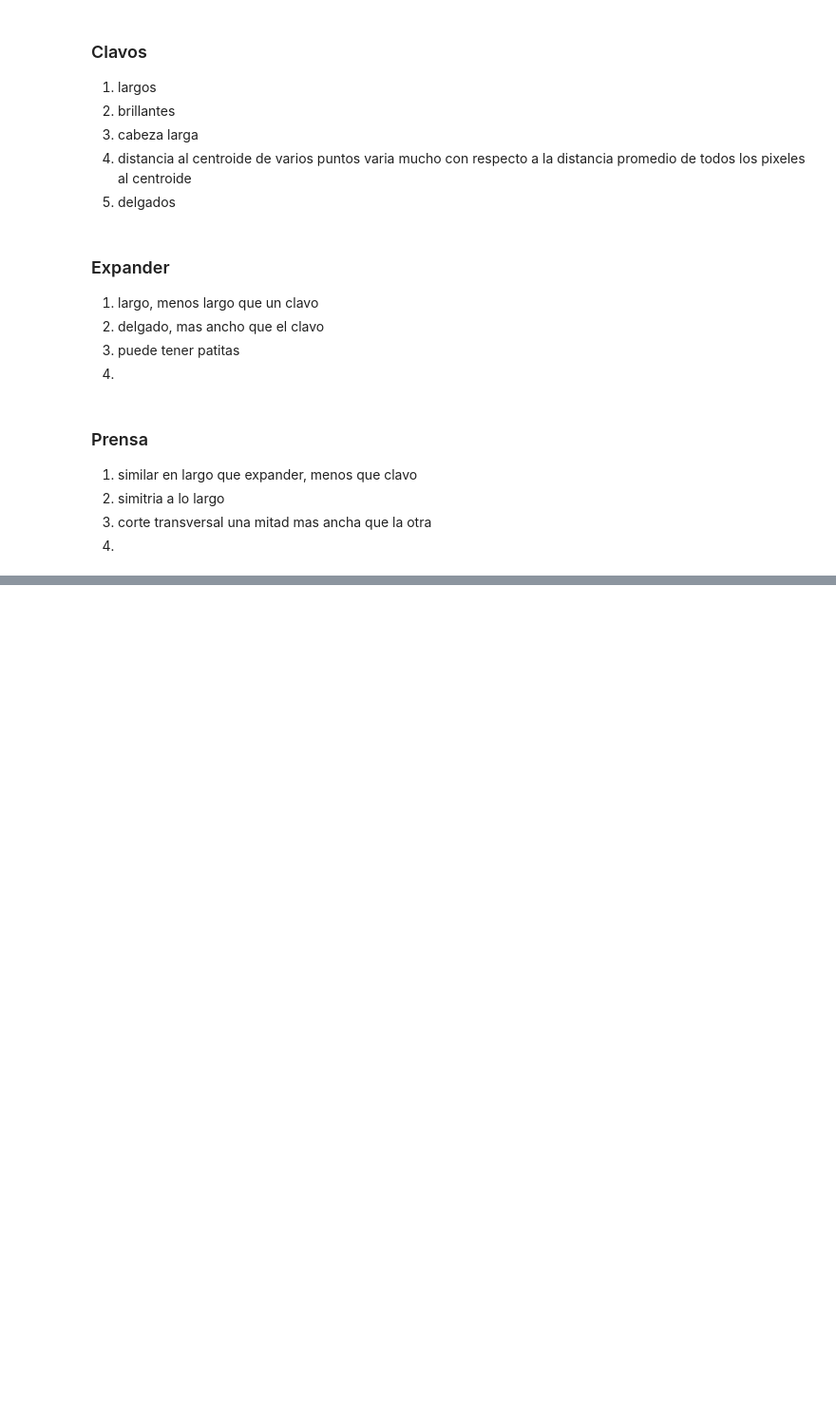
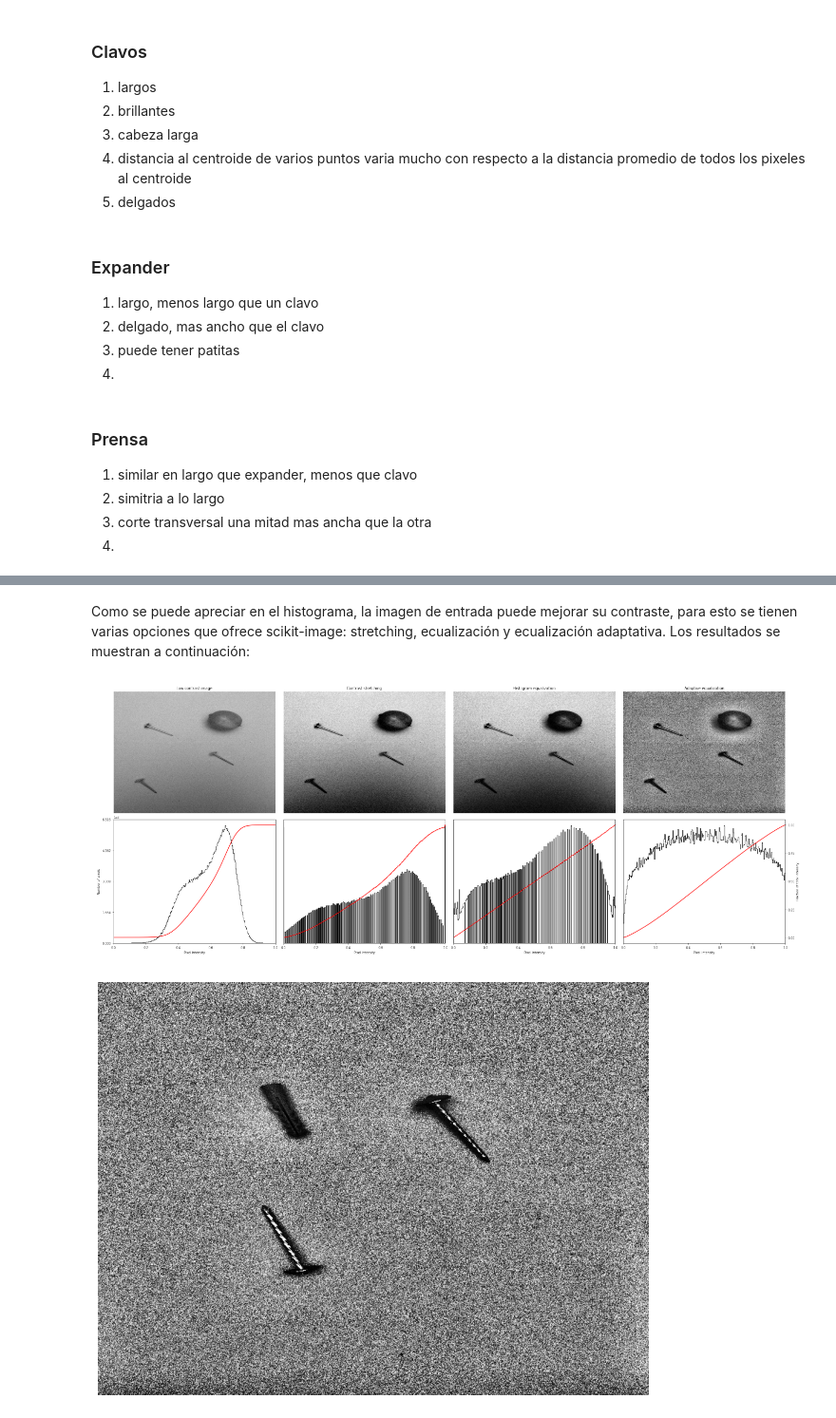
Before and after one commit to carlosjaravas/-Tarea_4_Vision, a Jupyter notebook: Tarea4.ipynb, the cells around one changed output, grey strips where cells are left out. Shown at 95% size. Drawn from its saved outputs; the diff is of its cells as text; code cells hidden in the pictures; blank space fills up the shorter version.

```diff
--- a/Tarea4.ipynb
+++ b/Tarea4.ipynb
@@ -57,0 +60,12 @@ path = os.getcwd()
+# %%
+#Obtener la direccion de las imagenes
+path = os.getcwd()
+
+folder = 'MUESTRAS'
+folder_path = os.path.join(path, folder)
+files = os.listdir(folder_path)
+lista_fotos = []
+for file in files:
+    file_path = os.path.join(folder_path, file)
+    foto = io.imread(file_path)
+    lista_fotos.append(foto)
@@ -57,0 +85,19 @@ path = os.getcwd()
+# %% [markdown]
+Como se puede apreciar en el histograma, la imagen de entrada puede mejorar su contraste, para esto se tienen varias opciones que ofrece scikit-image: stretching, ecualización y ecualización adaptativa. Los resultados se muestran a continuación:
+# %%
+# https://scikit-image.org/docs/stable/auto_examples/color_exposure/plot_equalize.html
+file_path = os.path.join(path , 'EQ_3.png')
+TYPES_EQUA = io.imread(file_path)
+plt.figure(figsize = (26,13))
+plt.imshow(TYPES_EQUA,cmap='gray')
+plt.axis('off')
+plt.show()
+index=3
+EQUA = exposure.equalize_adapthist(lista_fotos[index], clip_limit=0.03)
+plt.figure(figsize = (26,8))
+plt.imshow(EQUA,cmap='gray')
+plt.axis('off')
+plt.show()
+# %% [output]
+[figure, added]
+[figure, added]
```
Also changed, not shown: parts of 8 cells of this notebook.
